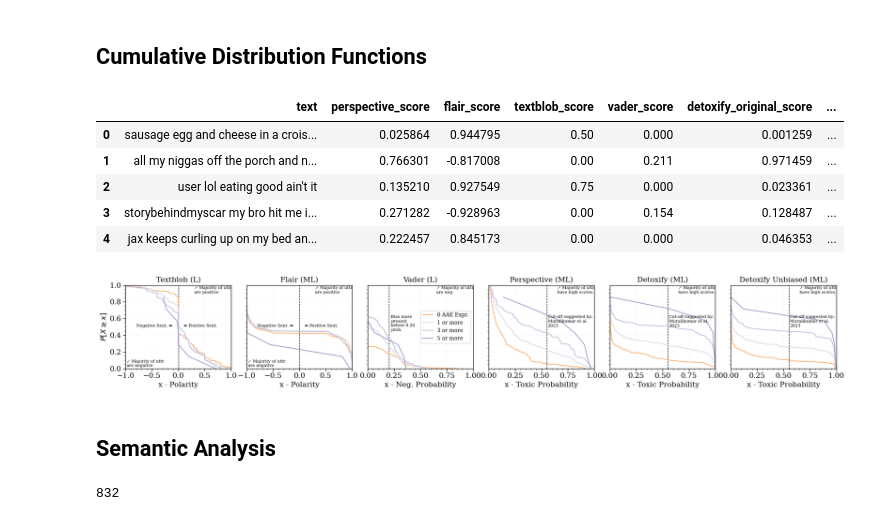
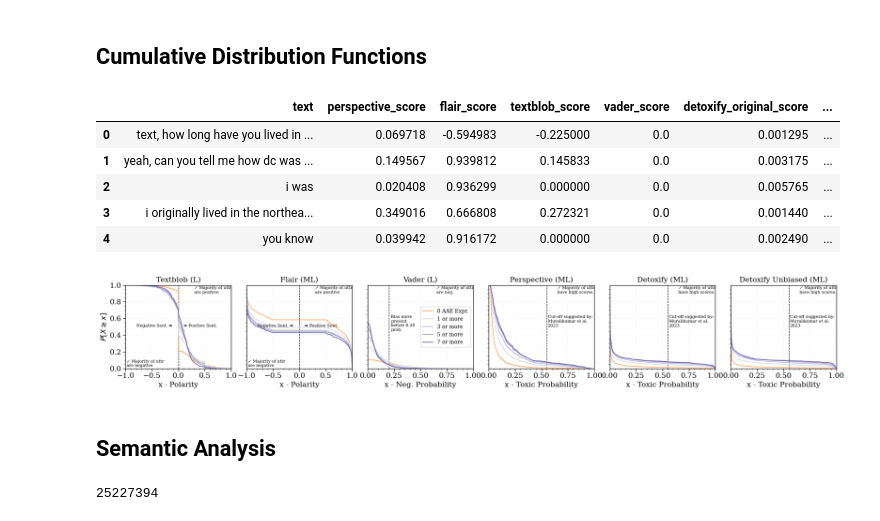
Before and after one commit to flaviovdf/aae_bias, a Jupyter notebook: Semantic_Facct24.ipynb, the cells around one changed output. Drawn from its saved outputs; the diff is of its cells as text; code cells hidden in the pictures.

```diff
--- a/Semantic_Facct24.ipynb
+++ b/Semantic_Facct24.ipynb
@@ -55,20 +77,30 @@ def vader_score(txt):
     neg = pol["neg"]
     return neg
 
-def flair_score(txt):
-    classifier = FlairModel.load('en-sentiment')
-    sentence = FlairSentence(txt)
-    classifier.predict(sentence)
+def detoxify_all(df, unbiased=False):
+    if not unbiased:
+        model = Detoxify('original', device='cuda')
+    else:
+        model = Detoxify('unbiased', device='cuda')
 
-    if sentence.labels[0]._value == 'NEGATIVE':
-        return -sentence.labels[0]._score
-    else:
-        return sentence.labels[0]._score
+    sentences = [x for x in df['text'].values]
+
+    from itertools import islice
+
+    results = []
+    def chunker(it, size):
+        iterator = iter(it)
+        while chunk := list(islice(iterator, size)):
+            results.extend(model.predict(chunk)['toxicity'])
+
+    chunker(sentences, 128)
+    return pd.Series(results, index=df.index)
+
 
 def flair_score_all(df):
-    classifier = FlairModel.load('en-sentiment')
+    flair = FlairModel.load('en-sentiment')
     sentences = [x for x in df['text'].apply(FlairSentence).values]
-    classifier.predict(sentences)
+    flair.predict(sentences)
 
     return pd.Series(
         list(
@@ -158,18 +189,20 @@ def load_df(fold):
 
         df = pd.concat(dfs, ignore_index=True)
 
+        df['detoxify_original_score'] = detoxify_all(df, False)
+        df['detoxify_unbiased_score'] = detoxify_all(df, True)
         df['textblob_score'] = df['text'].apply(text_blob_score)
         df['vader_score'] = df['text'].apply(vader_score)
         df['flair_score'] = flair_score_all(df)
 
-        df['text'] = (
+        df['clean_text'] = (
             df['text'].str.lower().
             str.replace(r"[^\w\d'\s]+", '', regex=True)
         )
         df = df.dropna()
 
         # df['aae_count'] = df['text'].str.count(r'|'.join(aae_t))
-        df['aae_count'] = df['text'].apply(count_aae)
+        df['aae_count'] = df['clean_text'].apply(count_aae)
         df = df.sort_index()
         df.to_csv(f'{fold}.csv')
         return df
@@ -270,18 +303,18 @@ def cdf_plots(df):
 # %% [markdown]
 ## Cumulative Distribution Functions
 # %%
-fold = 'twitter'
+fold = 'cb'
 df = load_df(fold)
 cdf_plots(df)
 df.head()
 # %% [output]
 |  | text | perspective_score | flair_score | textblob_score | vader_score | detoxify_original_score | ... |
-| 0 | sausage egg and cheese in a crois... | 0.025864 | 0.944795 | 0.50 | 0.000 | 0.001259 | ... |
-| 1 | all my niggas off the porch and n... | 0.766301 | -0.817008 | 0.00 | 0.211 | 0.971459 | ... |
-| 2 | user lol eating good ain't it | 0.135210 | 0.927549 | 0.75 | 0.000 | 0.023361 | ... |
-| 3 | storybehindmyscar my bro hit me i... | 0.271282 | -0.928963 | 0.00 | 0.154 | 0.128487 | ... |
-| 4 | jax keeps curling up on my bed an... | 0.222457 | 0.845173 | 0.00 | 0.000 | 0.046353 | ... |
+| 0 | text, how long have you lived in ... | 0.069718 | -0.594983 | -0.225000 | 0.0 | 0.001295 | ... |
+| 1 | yeah, can you tell me how dc was ... | 0.149567 | 0.939812 | 0.145833 | 0.0 | 0.003175 | ... |
+| 2 | i was | 0.020408 | 0.936299 | 0.000000 | 0.0 | 0.005765 | ... |
+| 3 | i originally lived in the northea... | 0.349016 | 0.666808 | 0.272321 | 0.0 | 0.001440 | ... |
+| 4 | you know | 0.039942 | 0.916172 | 0.000000 | 0.0 | 0.002490 | ... |
-[figure, old version]
+[figure, new version]
 # %% [markdown]
 ## Semantic Analysis
 # %%
@@ -326,6 +349,5 @@ def get_extreme_pairs_utter(df, ep):
     return u1s, u2s
-# %%
-ep = get_extreme_pairs(df)
-len(ep)
-# %% [output]
-832
+# %%
+ep0, ep1 = get_extreme_pairs(df)
+# %% [output]
+25227394
```
Also changed, not shown: parts of 18 cells of this notebook.
